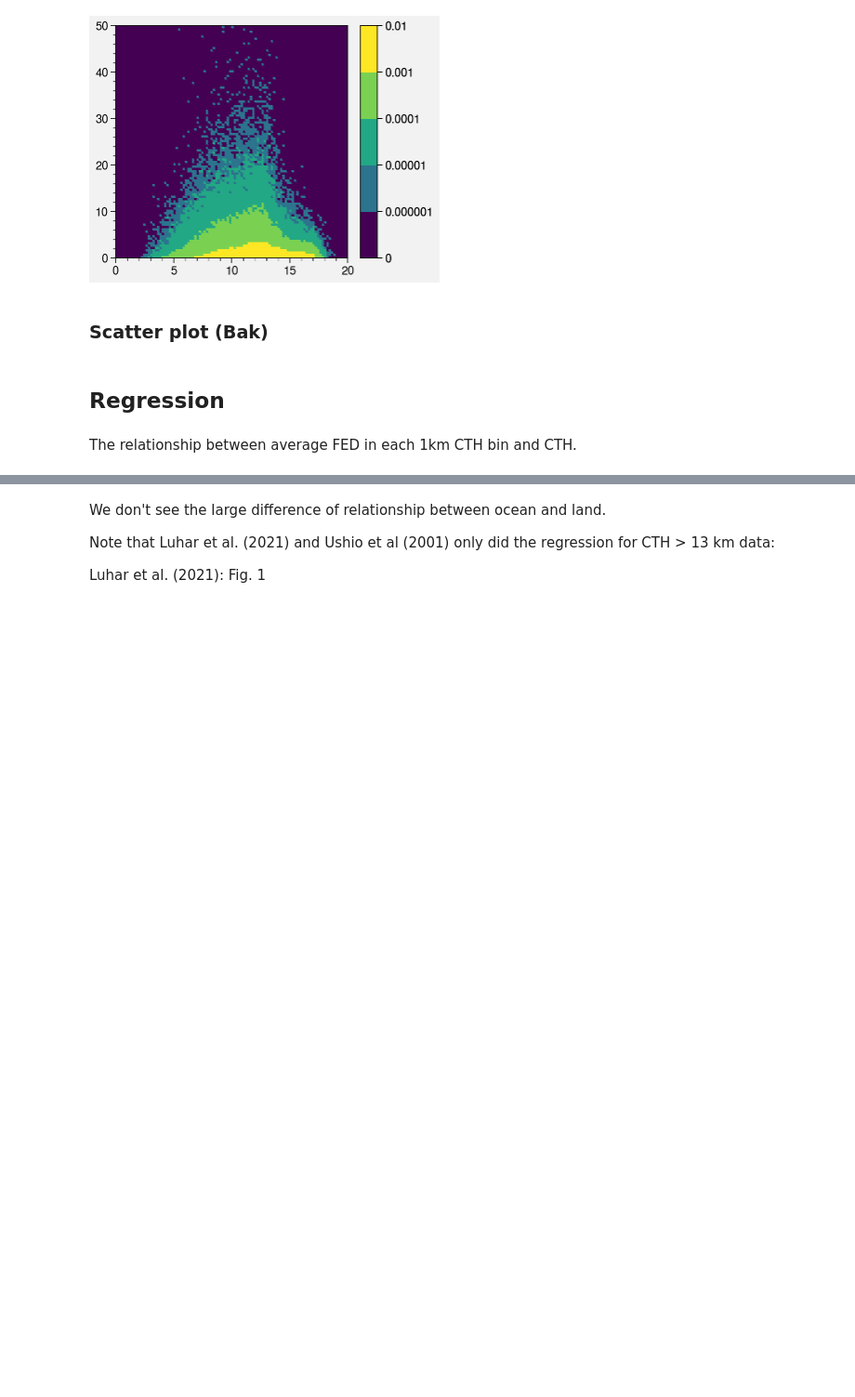
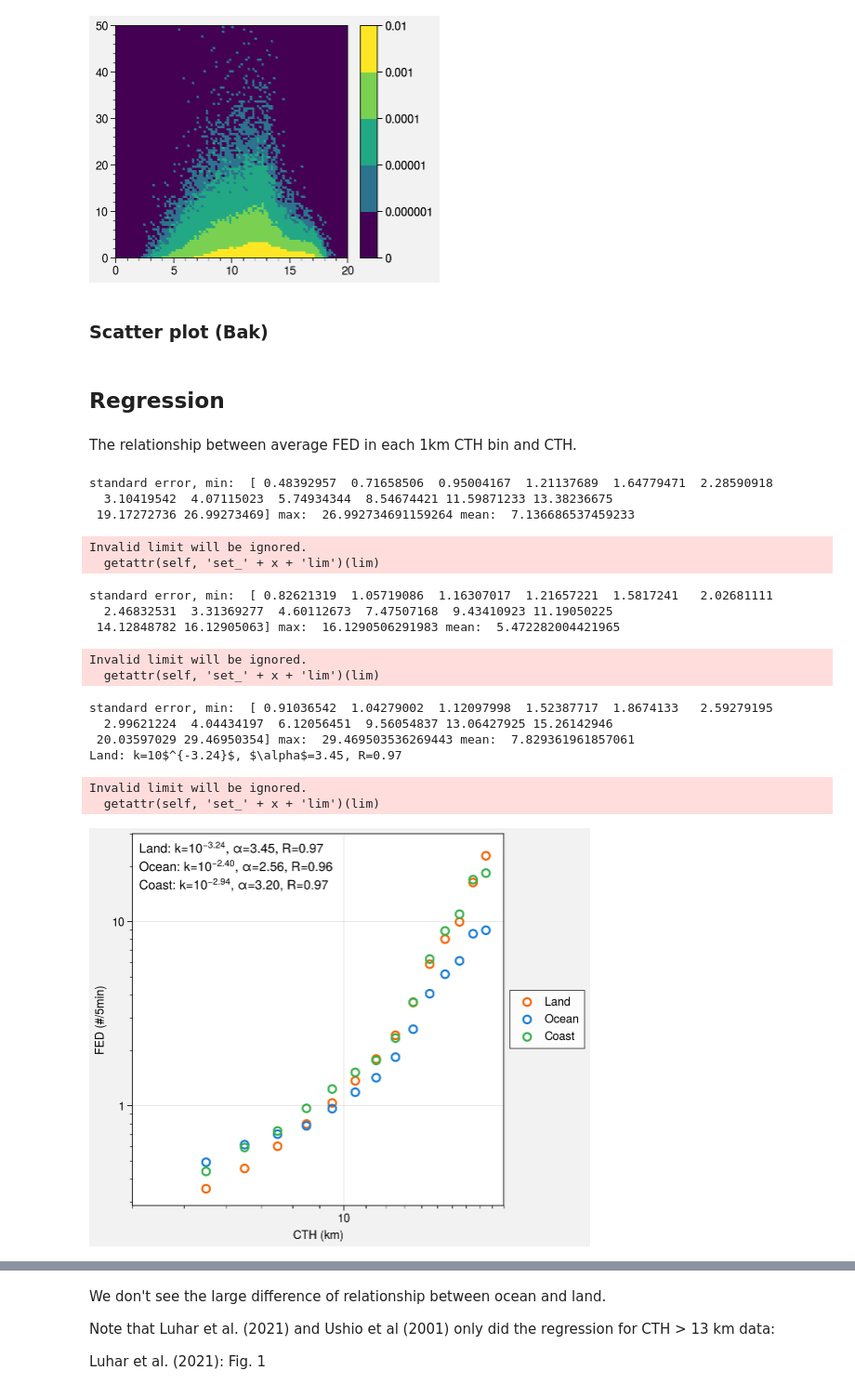
Before and after one commit to zxdawn/Xin_RS_2021_GOES_lightning, a Jupyter notebook: notebooks/relationships.ipynb, the cells around one changed output, grey strips where cells are left out. Shown at 93% size. Drawn from its saved outputs; the diff is of its cells as text; code cells hidden in the pictures; blank space fills up the shorter version.

```diff
--- a/notebooks/relationships.ipynb
+++ b/notebooks/relationships.ipynb
@@ -520 +597,55 @@ def plot_regression(ax, df, xname, yname, label, color, statistic='mean',
+# %%
+fig, axs = plot.subplots(axwidth=4)
+
+s_land, title_land, fed_land = plot_regression(axs, df_land,
+                                         xname='HT', yname='flash_extent_density',
+                                         label='Land', color='orange7', return_y=True)
+
+s_ocean, title_ocean, fed_ocean = plot_regression(axs, df_ocean,
+                                            xname='HT', yname='flash_extent_density',
+                                            label='Ocean', color='blue7', return_y=True)
+
+s_coast, title_coast, fed_coast = plot_regression(axs, df_coast,
+                                            xname='HT', yname='flash_extent_density',
+                                            label='Coast', color='green7', return_y=True)
+
+# def func(x, a, b):
+#     return a * np.power(x, b)
+
+def sci_notation(number, sig_fig=2):
+    ret_string = "{0:.{1:d}e}".format(number, sig_fig)
+    a, b = ret_string.split("e")
+    b = int(b)
+    return a + '$\\times$10$^{%5.0f}$' % b
+
+# popt_land, _ = curve_fit(func, x_land, y_land)
+# popt_ocean, _ = curve_fit(func, x_ocean, y_ocean)
+# popt_coast, _ = curve_fit(func, x_coast, y_coast)
+
+# ltitle_land = f'Land: k={sci_notation(popt_land[0])}, a=%5.2f' % popt_land[1]
+# ltitle_ocean = f'Ocean: k={sci_notation(popt_ocean[0])}, a=%5.2f' % popt_ocean[1]
+# ltitle_coast = f'Coast: k={sci_notation(popt_coast[0])}, a=%5.2f' % popt_coast[1]
+
+print(title_land)
+axs.format(ultitle=title_land+'\n'+title_ocean+'\n'+title_coast)
+axs.legend([s_land, s_ocean, s_coast], loc='r', ncols=1)
+axs.format(xlabel='CTH (km)', ylabel='FED (#/5min)')
+# %% [output]
+standard error, min:  [ 0.48392957  0.71658506  0.95004167  1.21137689  1.64779471  2.28590918
+  3.10419542  4.07115023  5.74934344  8.54674421 11.59871233 13.38236675
+ 19.17272736 26.99273469] max:  26.992734691159264 mean:  7.136686537459233
+Invalid limit will be ignored.
+  getattr(self, 'set_' + x + 'lim')(lim)
+standard error, min:  [ 0.82621319  1.05719086  1.16307017  1.21657221  1.5817241   2.02681111
+  2.46832531  3.31369277  4.60112673  7.47507168  9.43410923 11.19050225
+ 14.12848782 16.12905063] max:  16.1290506291983 mean:  5.472282004421965
+Invalid limit will be ignored.
+  getattr(self, 'set_' + x + 'lim')(lim)
+standard error, min:  [ 0.91036542  1.04279002  1.12097998  1.52387717  1.8674133   2.59279195
+  2.99621224  4.04434197  6.12056451  9.56054837 13.06427925 15.26142946
+ 20.03597029 29.46950354] max:  29.469503536269443 mean:  7.829361961857061
+Land: k=10$^{-3.24}$, $\alpha$=3.45, R=0.97
+Invalid limit will be ignored.
+  getattr(self, 'set_' + x + 'lim')(lim)
+[figure, added]
 # %%
```
Also changed, not shown: parts of 16 cells of this notebook, 2 other files.
